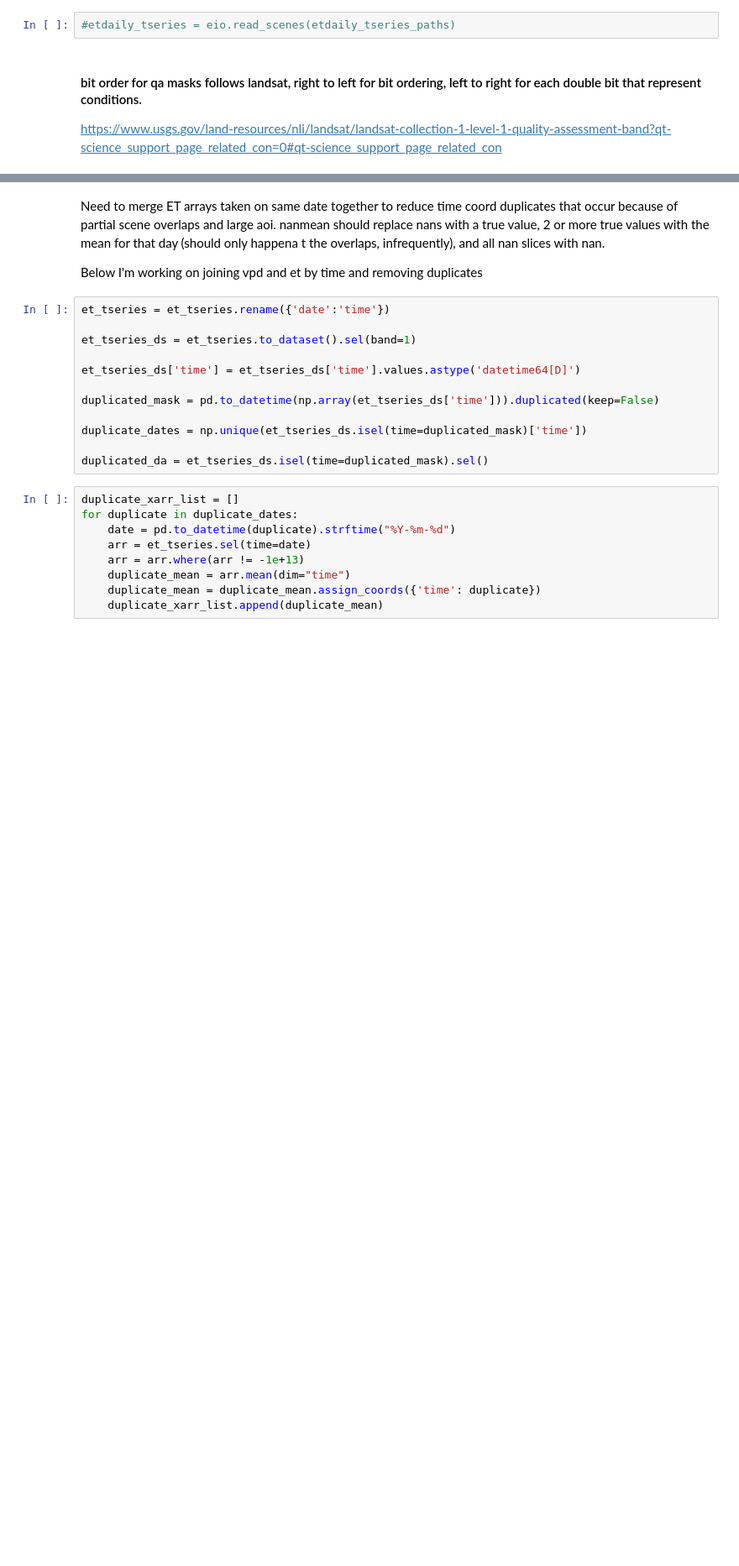
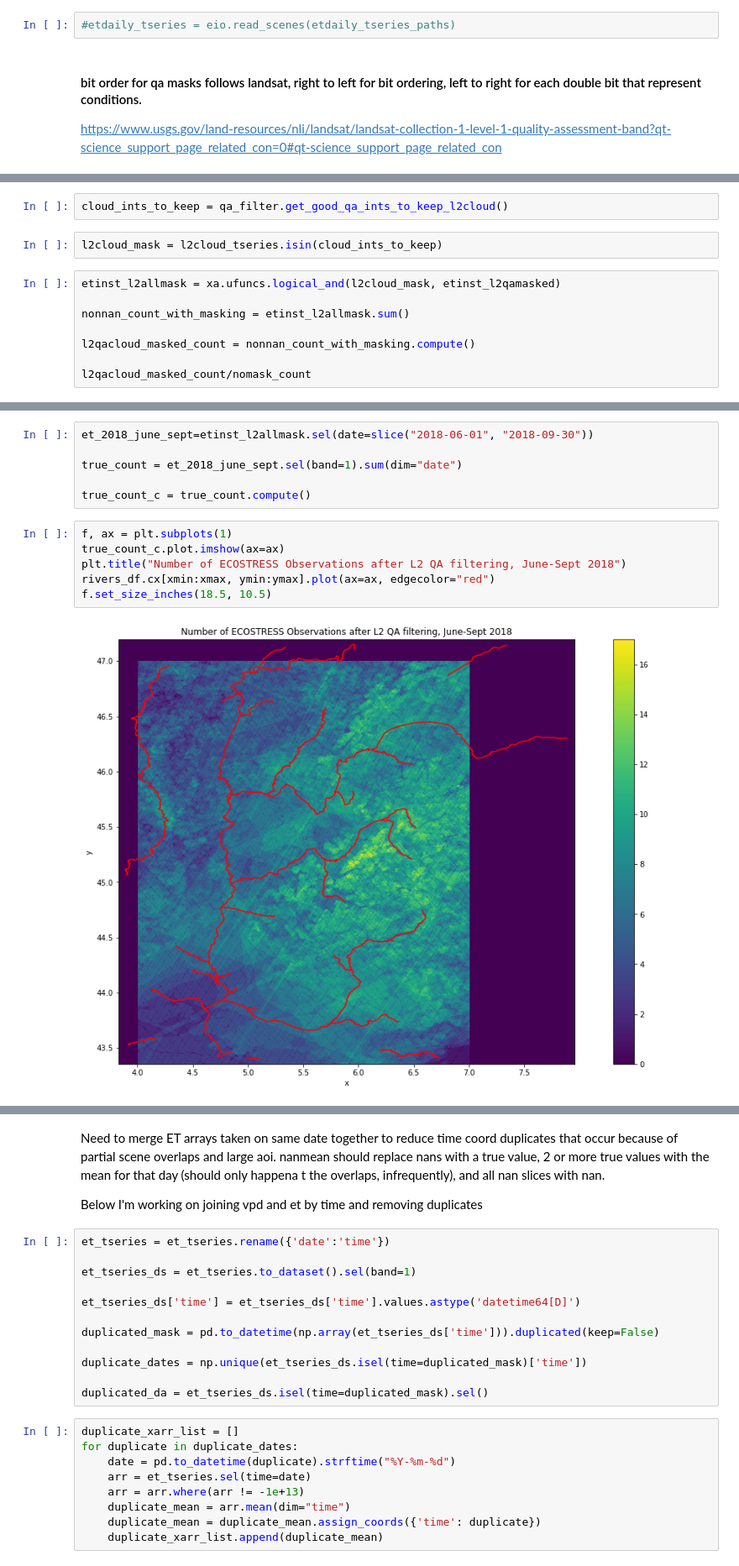
Before and after one commit to ecohydro/rhone-ecostress, a Jupyter notebook: notebooks/ECOSTRESS_Stacking.ipynb, the cells around one changed output, grey strips where cells are left out. Shown at 84% size. Saved outputs shown, nothing was run; the diff lists cells and outputs as text; blank space fills up the shorter version.

```diff
--- a/notebooks/ECOSTRESS_Stacking.ipynb
+++ b/notebooks/ECOSTRESS_Stacking.ipynb
@@ -152,0 +167,12 @@ Attributes:
+# %%
+cloud_ints_to_keep = qa_filter.get_good_qa_ints_to_keep_l2cloud()
+# %%
+l2cloud_mask = l2cloud_tseries.isin(cloud_ints_to_keep)
+# %%
+etinst_l2allmask = xa.ufuncs.logical_and(l2cloud_mask, etinst_l2qamasked)
+
+nonnan_count_with_masking = etinst_l2allmask.sum()
+
+l2qacloud_masked_count = nonnan_count_with_masking.compute()
+
+l2qacloud_masked_count/nomask_count
@@ -153 +209,15 @@ Attributes:
+# %%
+et_2018_june_sept=etinst_l2allmask.sel(date=slice("2018-06-01", "2018-09-30"))
+
+true_count = et_2018_june_sept.sel(band=1).sum(dim="date")
+
+true_count_c = true_count.compute()
+# %%
+f, ax = plt.subplots(1)
+true_count_c.plot.imshow(ax=ax)
+plt.title("Number of ECOSTRESS Observations after L2 QA filtering, June-Sept 2018")
+rivers_df.cx[xmin:xmax, ymin:ymax].plot(ax=ax, edgecolor="red")
+f.set_size_inches(18.5, 10.5)
+# %% [output]
+[figure, added]
 # %%
```
Also changed, not shown: parts of 22 cells of this notebook, 2 other files.
